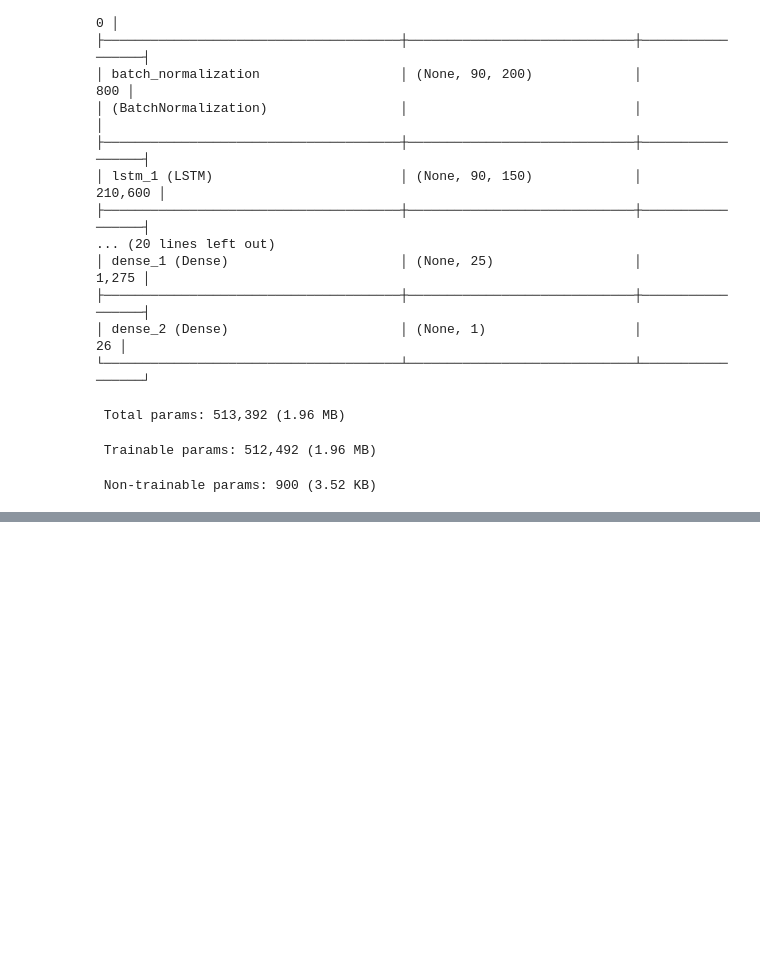
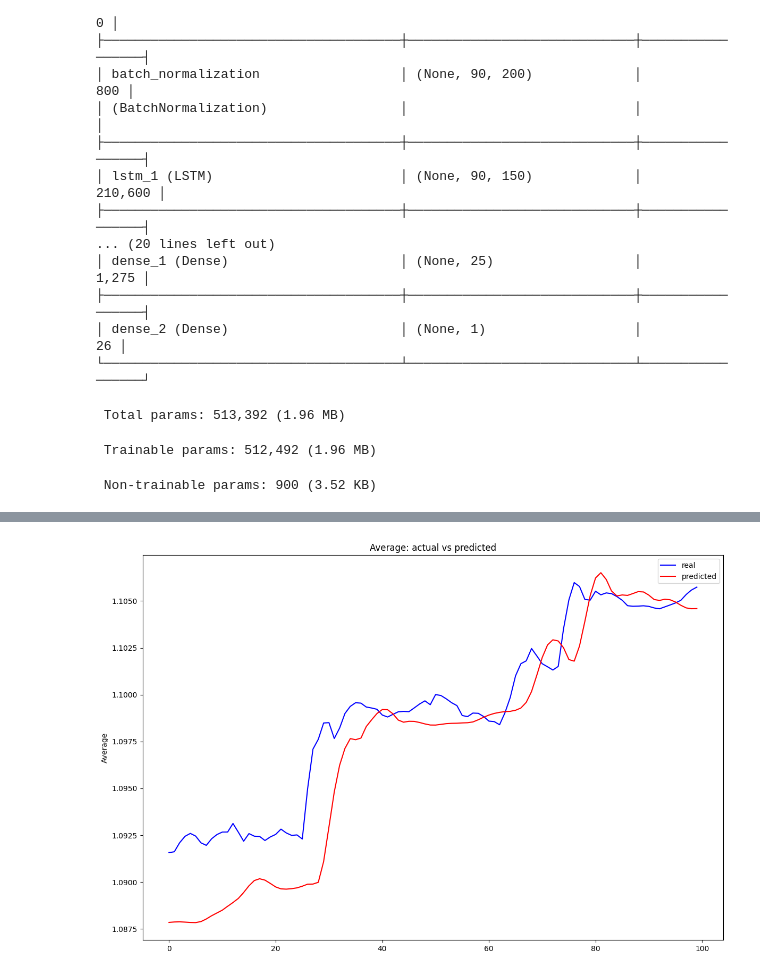
Before and after one commit to mostafamhmdi/alpha-niroo, a Jupyter notebook: candle-mean-prediction.ipynb, the cells around one changed output, grey strips where cells are left out. Drawn from its saved outputs; the diff is of its cells as text; code cells hidden in the pictures; blank space fills up the shorter version.

```diff
--- a/candle-mean-prediction.ipynb
+++ b/candle-mean-prediction.ipynb
@@ -354,3 +371,20 @@ plt.legend()
 
 plt.tight_layout()
 plt.show()
+# %%
+n_samples = 100  # تعداد نمونه‌هایی که می‌خوای نشون بدی
+
+plt.figure(figsize=(12, 8))
+plt.subplot(1, 1, 1)
+plt.plot(y_test_average[:n_samples], label='real', color='blue')
+plt.plot(predictions_average[:n_samples], label='predicted', color='red')
+plt.title('Average: actual vs predicted')
+plt.ylabel('Average')
+plt.legend()
+
+
+
+plt.tight_layout()
+plt.show()
+# %% [output]
+[figure, added]
```
Also changed, not shown: parts of 4 cells of this notebook.
